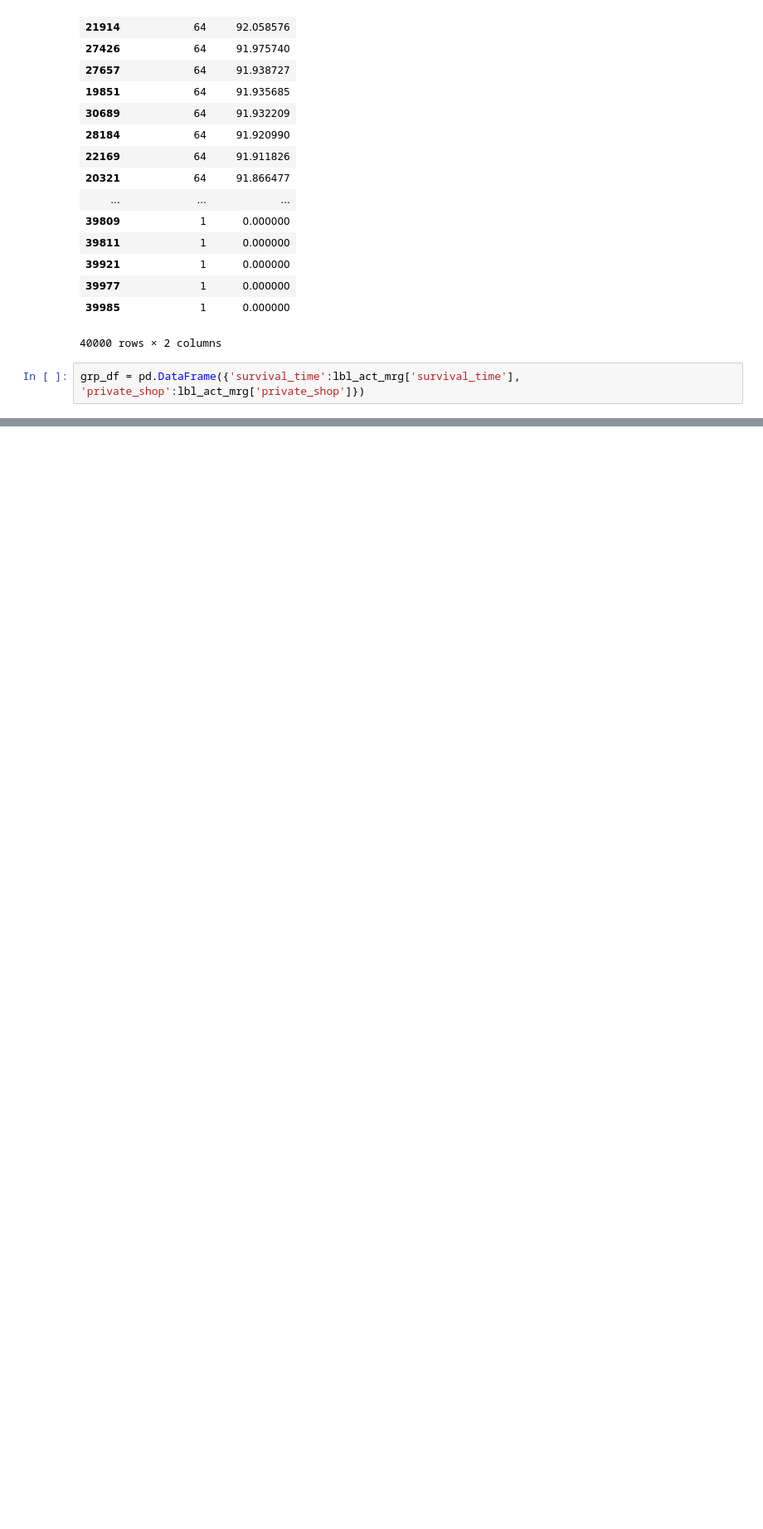
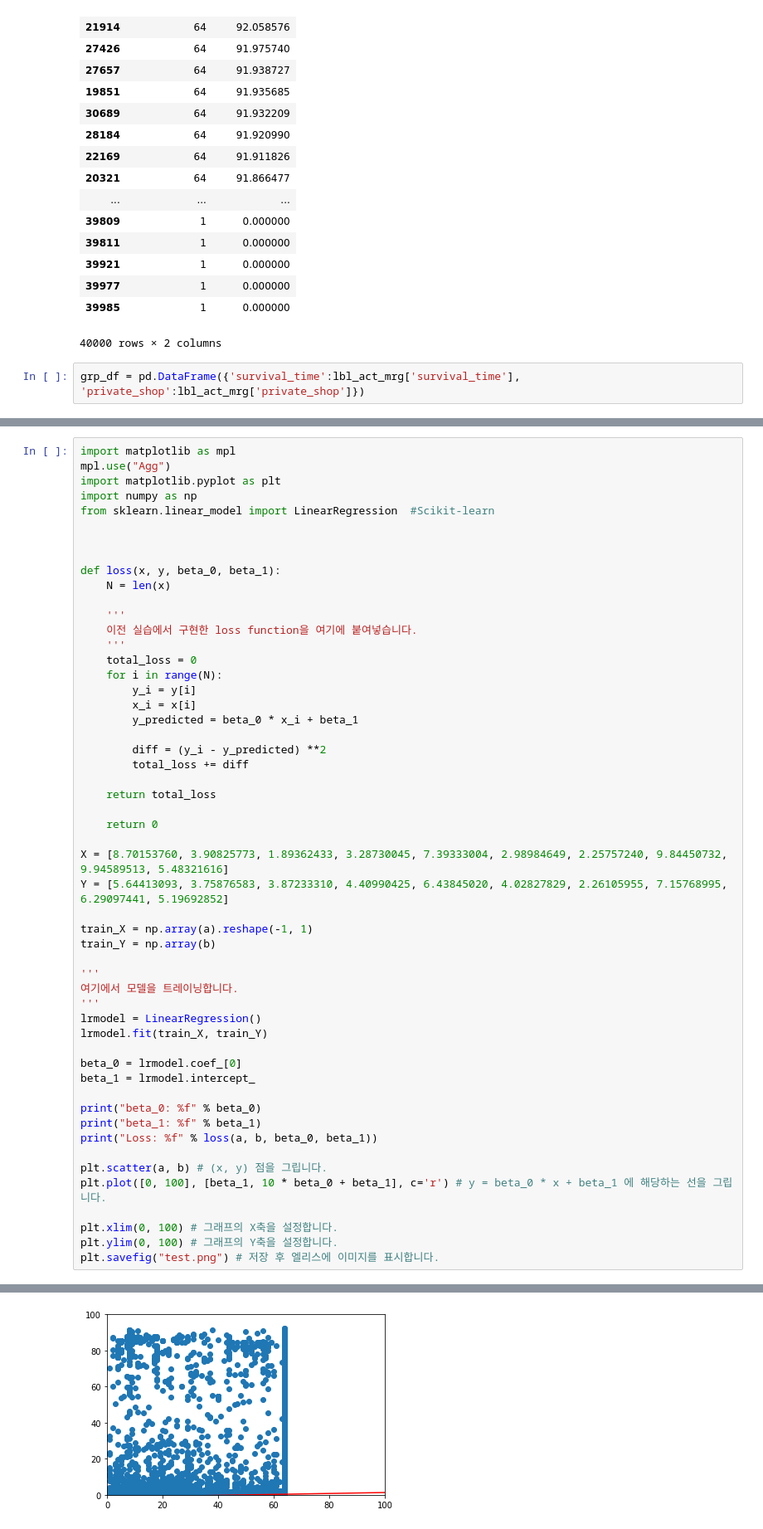
Before and after one commit to cyberjam/BigContest, a Jupyter notebook: PrivateShop.ipynb, the cells around one changed output, grey strips where cells are left out. Shown at 83% size. Saved outputs shown, nothing was run; the diff lists cells and outputs as text; blank space fills up the shorter version.

```diff
--- a/PrivateShop.ipynb
+++ b/PrivateShop.ipynb
@@ -160,0 +246,54 @@ grp_df.plot.scatter(x='survival_time',y='private_shop')
+# %%
+import matplotlib as mpl
+mpl.use("Agg")
+import matplotlib.pyplot as plt
+import numpy as np
+from sklearn.linear_model import LinearRegression  #Scikit-learn
+
+
+
+def loss(x, y, beta_0, beta_1):
+    N = len(x)
+
+    '''
+    이전 실습에서 구현한 loss function을 여기에 붙여넣습니다.
+    '''
+    total_loss = 0
+    for i in range(N):
+        y_i = y[i]
+        x_i = x[i]
+        y_predicted = beta_0 * x_i + beta_1
+
+        diff = (y_i - y_predicted) **2
+        total_loss += diff
+
+    return total_loss
+
+    return 0
+
+X = [8.70153760, 3.90825773, 1.89362433, 3.28730045, 7.39333004, 2.98984649, 2.25757240, 9.84450732, 9.94589513, 5.48321616]
+Y = [5.64413093, 3.75876583, 3.87233310, 4.40990425, 6.43845020, 4.02827829, 2.26105955, 7.15768995, 6.29097441, 5.19692852]
+
+train_X = np.array(a).reshape(-1, 1)
+train_Y = np.array(b)
+
+'''
+여기에서 모델을 트레이닝합니다.
+'''
+lrmodel = LinearRegression()
+lrmodel.fit(train_X, train_Y)
+
+beta_0 = lrmodel.coef_[0]
+beta_1 = lrmodel.intercept_
+
+print("beta_0: %f" % beta_0)
+print("beta_1: %f" % beta_1)
+print("Loss: %f" % loss(a, b, beta_0, beta_1))
+
+plt.scatter(a, b) # (x, y) 점을 그립니다.
+plt.plot([0, 100], [beta_1, 10 * beta_0 + beta_1], c='r') # y = beta_0 * x + beta_1 에 해당하는 선을 그립니다.
+
+plt.xlim(0, 100) # 그래프의 X축을 설정합니다.
+plt.ylim(0, 100) # 그래프의 Y축을 설정합니다.
+plt.savefig("test.png") # 저장 후 엘리스에 이미지를 표시합니다.
+# %% [output]
@@ -160,0 +303 @@ grp_df.plot.scatter(x='survival_time',y='private_shop')
+[figure, added]
```
Also changed, not shown: parts of 7 cells of this notebook, 4 other files.
